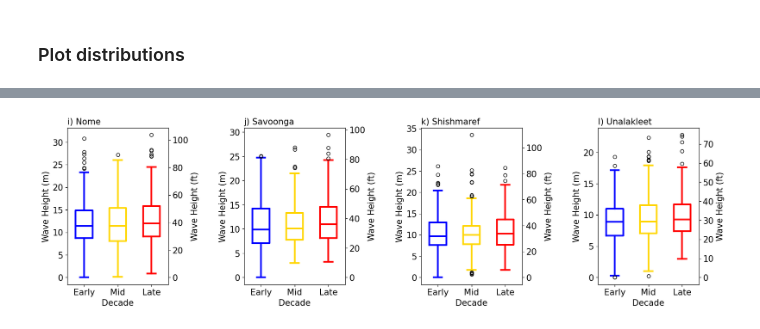
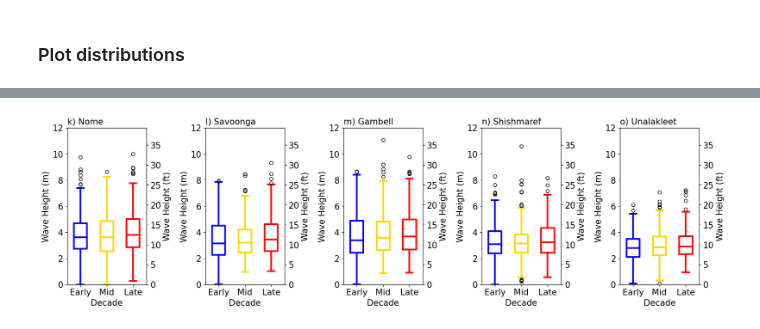
Before and after one commit to duvivier/Alaska_fall_storms_impacts, a Jupyter notebook: analysis/figure_6_village_u10_hs_decadal.ipynb, the cells around one changed output, grey strips where cells are left out. Saved outputs shown, nothing was run; the diff lists cells and outputs as text; code cells hidden in the pictures.

Commit message:
updatiang notebooks to add Gambell

```diff
--- a/analysis/figure_6_village_u10_hs_decadal.ipynb
+++ b/analysis/figure_6_village_u10_hs_decadal.ipynb
@@ -28,16 +28,16 @@ import math
 village_node = '2a'
 # %%
 # set paired lists name and node of interest
-village_names = ['Nome','Savoonga','Shishmaref','Unalakleet']
-village_lats =  [64.501, 63.694, 66.257, 63.879]
-village_lons =  [-165.406, -170.479, -166.072, -160.790]
+village_names = ['Nome','Savoonga','Gambell','Shishmaref','Unalakleet']
+village_lats =  [64.501, 63.694, 63.776, 66.257, 63.879]
+village_lons =  [-165.406, -170.479, -171.701, -166.072, -160.790]
 
 # set xloc and yloc values - determined from another notebook finding nearest atmospheric point that is over mostly ocean
-village_xlocs_atm = [57,55,65,55]
-village_ylocs_atm = [98,78,95,115]
+village_xlocs_atm = [57,55,55,65,55]
+village_ylocs_atm = [98,78,73,95,115]
 
-village_xlocs_ice = [261,238,289,263]
-village_ylocs_ice = [270,234,254,310]
+village_xlocs_ice = [261,238,237,289,263]
+village_ylocs_ice = [270,234,224,254,310]
 
 nvillages  = len(village_names)
 print(nvillages)
@@ -271,7 +271,7 @@ sic_villages_2050['villages'] = village_names
 g = 9.8  #m/s2
 
 # set fetch (f) - 1,000,000m (1000km) - the result is very sensitive, but used big value because of comments from collaborators
-f = 1000000  #m
+f = 100000  #m
 # %%
 # 1950 - with attenuation
 utmp = u10_villages_1950
@@ -674,7 +707,7 @@ fig = plt.figure(figsize=(20,5))
 
 # Make subplot - note it's nrow x ncol x index (starting upper left) - 3 rows x 2 columns
 ### Plot 1  - Box Plot ###
-ax = fig.add_subplot(1,4,1)
+ax = fig.add_subplot(1,5,1)
 n=0
 # box plot details
 boxplots1 = ax.boxplot(hs_villages_1950.isel(villages=n),showfliers=True,label='1950',positions=[1],widths=[0.5])
@@ -685,10 +718,10 @@ setBoxColor(boxplots2, ch2)
 setBoxColor(boxplots3, ch3)
 # modify plot
 #plt.axhline(y=thresh_ws, color='black', linestyle='--')
-plt.title('i) '+village_names[n],loc='left',fontsize=15)
+plt.title('k) '+village_names[n],loc='left',fontsize=15)
 plt.ylabel('Wave Height (m)',fontsize=15)
 plt.yticks(fontsize=15)
-#plt.ylim([0,9])
+plt.ylim([0,12])
 plt.xlim([0.5,3.5])
 plt.xlabel('Decade',fontsize=15)
 plt.xticks(fontsize=15,ticks=[1,2,3],labels=['Early','Mid','Late'])
@@ -701,7 +734,7 @@ ax2.set_ylabel('Wave Height (ft)', fontsize=15)
 ax2.tick_params(axis='y', labelsize=15)
 
 ### Plot 2  - Box Plot ###
-ax = fig.add_subplot(1,4,2)
+ax = fig.add_subplot(1,5,2)
 n=1
 # box plot details
 boxplots1 = ax.boxplot(hs_villages_1950.isel(villages=n),showfliers=True,label='1950',positions=[1],widths=[0.5])
@@ -712,10 +745,10 @@ setBoxColor(boxplots2, ch2)
 setBoxColor(boxplots3, ch3)
 # modify plot
 #plt.axhline(y=thresh_ws, color='black', linestyle='--')
-plt.title('j) '+village_names[n],loc='left',fontsize=15)
+plt.title('l) '+village_names[n],loc='left',fontsize=15)
 plt.ylabel('Wave Height (m)',fontsize=15)
 plt.yticks(fontsize=15)
-#plt.ylim([0,9])
+plt.ylim([0,12])
 plt.xlim([0.5,3.5])
 plt.xlabel('Decade',fontsize=15)
 plt.xticks(fontsize=15,ticks=[1,2,3],labels=['Early','Mid','Late'])
@@ -728,7 +761,7 @@ ax2.set_ylabel('Wave Height (ft)', fontsize=15)
 ax2.tick_params(axis='y', labelsize=15)
 
 ### Plot 3  - Box Plot ###
-ax = fig.add_subplot(1,4,3)
+ax = fig.add_subplot(1,5,3)
 n=2
 # box plot details
 boxplots1 = ax.boxplot(hs_villages_1950.isel(villages=n),showfliers=True,label='1950',positions=[1],widths=[0.5])
@@ -739,10 +772,10 @@ setBoxColor(boxplots2, ch2)
 setBoxColor(boxplots3, ch3)
 # modify plot
 #plt.axhline(y=thresh_ws, color='black', linestyle='--')
-plt.title('k) '+village_names[n],loc='left',fontsize=15)
+plt.title('m) '+village_names[n],loc='left',fontsize=15)
 plt.ylabel('Wave Height (m)',fontsize=15)
 plt.yticks(fontsize=15)
-#plt.ylim([0,9])
+plt.ylim([0,12])
 plt.xlim([0.5,3.5])
 plt.xlabel('Decade',fontsize=15)
 plt.xticks(fontsize=15,ticks=[1,2,3],labels=['Early','Mid','Late'])
@@ -755,35 +788,62 @@ ax2.set_ylabel('Wave Height (ft)', fontsize=15)
 ax2.tick_params(axis='y', labelsize=15)
 
 ### Plot 4  - Box Plot ###
-ax = fig.add_subplot(1,4,4)
+ax = fig.add_subplot(1,5,4)
 n=3
 # box plot details
 boxplots1 = ax.boxplot(hs_villages_1950.isel(villages=n),showfliers=True,label='1950',positions=[1],widths=[0.5])
 boxplots2 = ax.boxplot(hs_villages_2000.isel(villages=n),showfliers=True,label='2000',positions=[2],widths=[0.5])
 boxplots3 = ax.boxplot(hs_villages_2050.isel(villages=n),showfliers=True,label='2050',positions=[3],widths=[0.5])
 setBoxColor(boxplots1, ch1)
 setBoxColor(boxplots2, ch2)
 setBoxColor(boxplots3, ch3)
 # modify plot
 #plt.axhline(y=thresh_ws, color='black', linestyle='--')
-plt.title('l) '+village_names[n],loc='left',fontsize=15)
+plt.title('n) '+village_names[n],loc='left',fontsize=15)
 plt.ylabel('Wave Height (m)',fontsize=15)
 plt.yticks(fontsize=15)
-#plt.ylim([0,9])
+plt.ylim([0,12])
+plt.xlim([0.5,3.5])
+plt.xlabel('Decade',fontsize=15)
+plt.xticks(fontsize=15,ticks=[1,2,3],labels=['Early','Mid','Late'])
+# --- secondary y-axis in mph ---
+ax2 = ax.twinx()
+m_to_ft = 3.28084
+ymin, ymax = ax.get_ylim()
+ax2.set_ylim(ymin * m_to_ft, ymax * m_to_ft)
+ax2.set_ylabel('Wave Height (ft)', fontsize=15)
+ax2.tick_params(axis='y', labelsize=15)
+
+### Plot 5  - Box Plot ###
+ax = fig.add_subplot(1,5,5)
+n=4
+# box plot details
+boxplots1 = ax.boxplot(hs_villages_1950.isel(villages=n),showfliers=True,label='1950',positions=[1],widths=[0.5])
+boxplots2 = ax.boxplot(hs_villages_2000.isel(villages=n),showfliers=True,label='2000',positions=[2],widths=[0.5])
+boxplots3 = ax.boxplot(hs_villages_2050.isel(villages=n),showfliers=True,label='2050',positions=[3],widths=[0.5])
+setBoxColor(boxplots1, ch1)
+setBoxColor(boxplots2, ch2)
+setBoxColor(boxplots3, ch3)
+# modify plot
+#plt.axhline(y=thresh_ws, color='black', linestyle='--')
+plt.title('o) '+village_names[n],loc='left',fontsize=15)
+plt.ylabel('Wave Height (m)',fontsize=15)
+plt.yticks(fontsize=15)
+plt.ylim([0,12])
 plt.xlim([0.5,3.5])
 plt.xlabel('Decade',fontsize=15)
 plt.xticks(fontsize=15,ticks=[1,2,3],labels=['Early','Mid','Late'])
 # --- secondary y-axis in mph ---
 ax2 = ax.twinx()
 m_to_ft = 3.28084
 ymin, ymax = ax.get_ylim()
 ax2.set_ylim(ymin * m_to_ft, ymax * m_to_ft)
 ax2.set_ylabel('Wave Height (ft)', fontsize=15)
 ax2.tick_params(axis='y', labelsize=15)
 
 # Finalize figure and save
 fig.subplots_adjust(wspace=0.75)
 fig = plt.savefig(fout+'.png', bbox_inches='tight', dpi=200)
 fig = plt.savefig(dir_out+fout+'.png', bbox_inches='tight', dpi=200)
 # %% [output]
-[figure, old version]
+[figure, new version]
```
Also changed, not shown: parts of 9 cells of this notebook, 8 other files.
